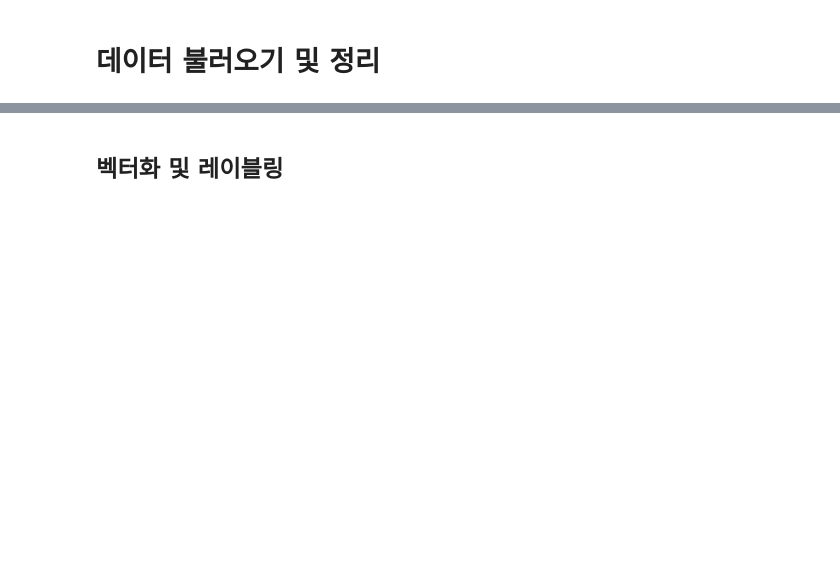
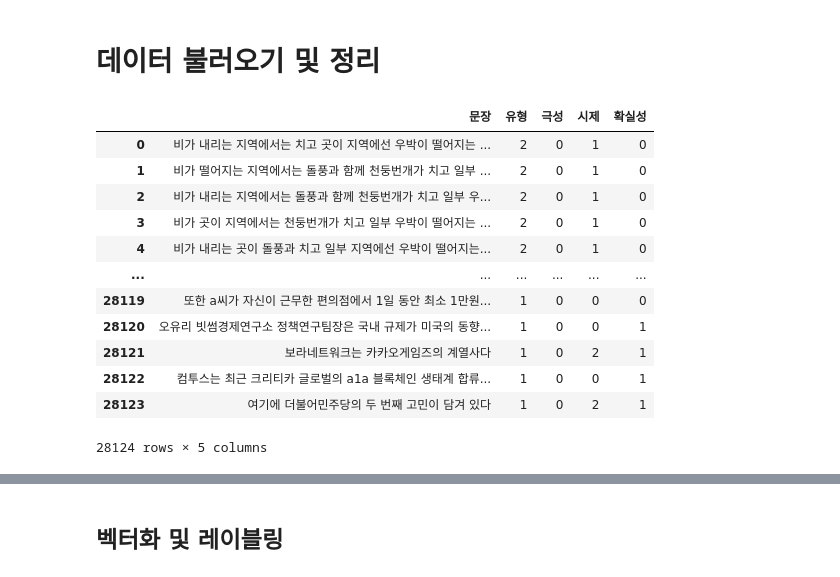
Before and after one commit to wonjonghy/cp2-competition, a Jupyter notebook: baseline.ipynb, the cells around one changed output, grey strips where cells are left out. Cells and saved outputs as stored; diff of their text form; code cells hidden in the pictures; blank space fills up the shorter version.

```diff
--- a/baseline.ipynb
+++ b/baseline.ipynb
@@ -44,5 +44,21 @@ seed_everything(CFG['SEED']) # Seed 고정
 # %%
 !unzip open.zip
 # %%
-df=pd.read_csv('train.csv')
+df=pd.read_csv('df_aug.csv')
 df_copy=df.copy()
+# %%
+df
+# %% [output]
+|  | 문장 | 유형 | 극성 | 시제 | 확실성 |
+| 0 | 비가 내리는 지역에서는 치고 곳이 지역에선 우박이 떨어지는 ... | 2 | 0 | 1 | 0 |
+| 1 | 비가 떨어지는 지역에서는 돌풍과 함께 천둥번개가 치고 일부 ... | 2 | 0 | 1 | 0 |
+| 2 | 비가 내리는 지역에서는 돌풍과 함께 천둥번개가 치고 일부 우... | 2 | 0 | 1 | 0 |
+| 3 | 비가 곳이 지역에서는 천둥번개가 치고 일부 우박이 떨어지는 ... | 2 | 0 | 1 | 0 |
+| 4 | 비가 내리는 곳이 돌풍과 치고 일부 지역에선 우박이 떨어지는... | 2 | 0 | 1 | 0 |
+| ... | ... | ... | ... | ... | ... |
+| 28119 | 또한 a씨가 자신이 근무한 편의점에서 1일 동안 최소 1만원... | 1 | 0 | 0 | 0 |
+| 28120 | 오유리 빗썸경제연구소 정책연구팀장은 국내 규제가 미국의 동향... | 1 | 0 | 0 | 1 |
+| 28121 | 보라네트워크는 카카오게임즈의 계열사다 | 1 | 0 | 2 | 1 |
+| 28122 | 컴투스는 최근 크리티카 글로벌의 a1a 블록체인 생태계 합류... | 1 | 0 | 0 | 1 |
+| 28123 | 여기에 더불어민주당의 두 번째 고민이 담겨 있다 | 1 | 0 | 2 | 1 |
+28124 rows × 5 columns
```
Also changed, not shown: parts of 40 cells of this notebook, 12 other files.
